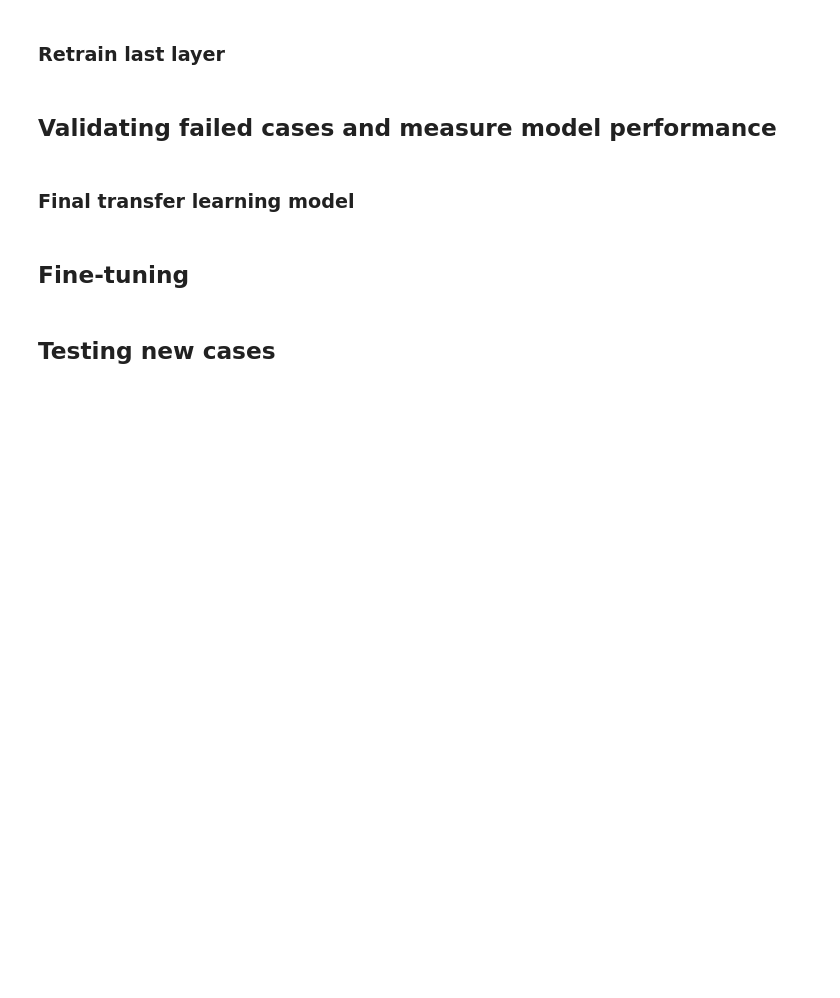
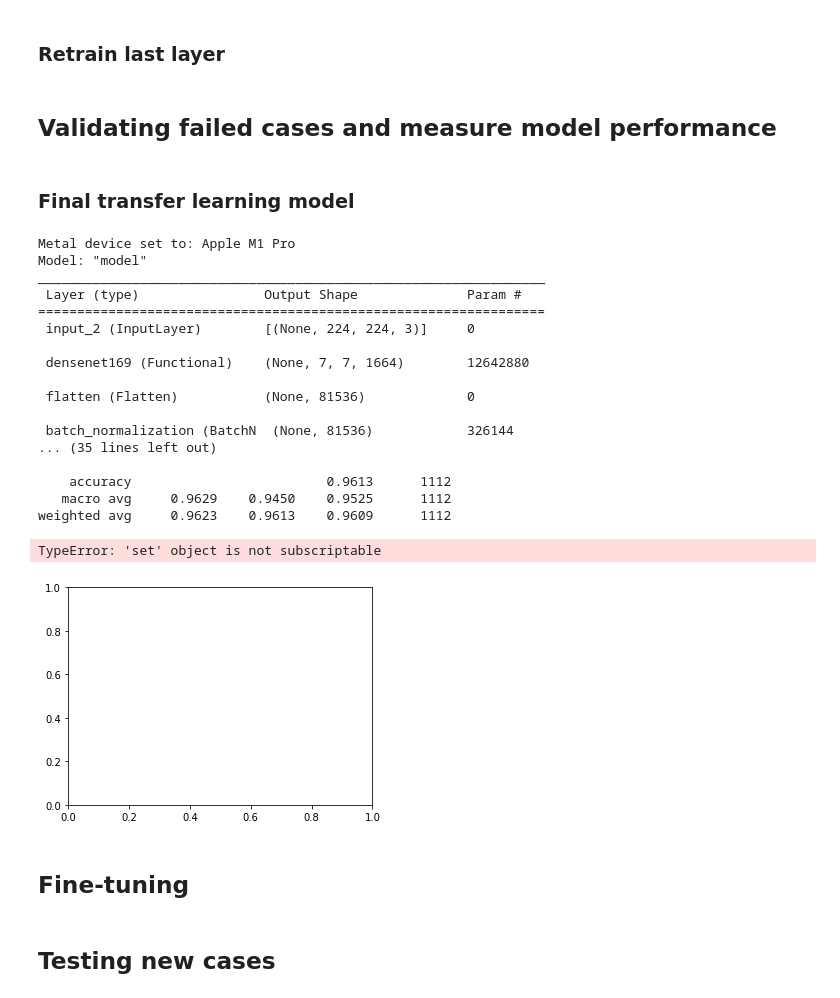
Before and after one commit to SergioRt1/An-analysis-of-diagram-images-on-Git-repositories, a Jupyter notebook: train.ipynb, the cells around one changed output. Drawn from its saved outputs; the diff is of its cells as text; code cells hidden in the pictures; blank space fills up the shorter version.

Commit message:
Refactor plot_model_comparison

```diff
--- a/train.ipynb
+++ b/train.ipynb
@@ -231,4 +247,7 @@ def get_history_mean(k_history, prop: str):
     mean_prop = [h.history[prop] for h in k_history]
     mean = np.mean(mean_prop, axis=0)
     return mean
+# %%
+def build_plot(data, name):
+    return {'data': data, 'name': name}
 # %%
@@ -257,10 +270,11 @@ def plot_model_accuracy(accs, losses, legends):
     plt.show()
-# %%
-def plot_model_comparison(history, legends):
-    val_acc = map(get_history_mean, history, ['val_accuracy'] * len(history))
-    val_loss = map(get_history_mean, history, ['val_loss'] * len(history))
-
-    plot_model_accuracy(val_acc, val_loss, legends)
+# %%
+def plot_model_comparison(history, legends, file_name):
+    metrics = ['val_accuracy', 'val_loss']
+
+    plots = [build_plot(map(get_history_mean, history, [metric] * len(history)), metric) for metric in metrics]
+
+    plot_comparison(plots, legends, file_name, 1, 2)
 # %% [markdown]
 ### Number of extra layers
 # %%
@@ -344,7 +358,8 @@ retrain_last_layer_test()
 # %% [markdown]
 ## Validating failed cases and measure model performance
 # %%
-def validate_failed(model, X, y, X_original, show_image: bool):
+def validate_failed(model, X, y, show_image: bool):
+    print('\nValidation process:')
     prob = model.predict(X, verbose=1)
     predictions = prob.argmax(axis=-1)
     expected_y = y.argmax(axis=-1)
@@ -353,13 +368,16 @@ def validate_failed(model, X, y, X_original, show_image: bool):
         if predictions[i] != expected_y[i]:
             fails += 1
             if show_image:
-                hash_value = hashlib.sha1(X_original[i]).hexdigest()[:15]
-                name = map_to_name[hash_value]
+                hash_value = hashlib.sha1(X[i]).hexdigest()[:15]
+                name = preprocessed_to_name[hash_value]
+                original = cv2.imread(f'{dataset_folder}/{name}', cv2.IMREAD_ANYCOLOR)
+
                 print(
                     f'\r{name} Expected {expected_y[i]} ({prob[i][expected_y[i]]}) but got {predictions[i]} ({prob[i][predictions[i]]})',
                     flush=True, end=' ' * 50)
-                cv2.imshow('Failed', X[i])
-                cv2.imshow('Original', X_original[i])
+
+                cv2.imshow('Preprocessed', X[i])
+                cv2.imshow('Original', original)
                 cv2.waitKey(0)
     print(f'Failed: {fails}')
 
@@ -413,8 +405,28 @@ transfer_learning_model, transfer_learning_history = generate_final_model(random
 # %%
 transfer_learning_model, transfer_learning_history = generate_final_model(random.randint(1, 1000), True)
 # transfer_learning_model = keras.models.load_model('diagrams.h5')
 
-plot_model_comparison([transfer_learning_history], ['Transfer learning'])
+plot_model_comparison([[transfer_learning_history]], ['Transfer learning'], 'transfer_learning_model.png')
+# %% [output]
+Metal device set to: Apple M1 Pro
+Model: "model"
+_________________________________________________________________
+ Layer (type)                Output Shape              Param #
+=================================================================
+ input_2 (InputLayer)        [(None, 224, 224, 3)]     0
+
+ densenet169 (Functional)    (None, 7, 7, 1664)        12642880
+
+ flatten (Flatten)           (None, 81536)             0
+
+ batch_normalization (BatchN  (None, 81536)            326144
+... (35 lines left out)
+
+    accuracy                         0.9613      1112
+   macro avg     0.9629    0.9450    0.9525      1112
+weighted avg     0.9623    0.9613    0.9609      1112
+TypeError: 'set' object is not subscriptable
+[figure, added]
 # %% [markdown]
 ## Fine-tuning
 # %%
```
Also changed, not shown: parts of 8 cells of this notebook.
